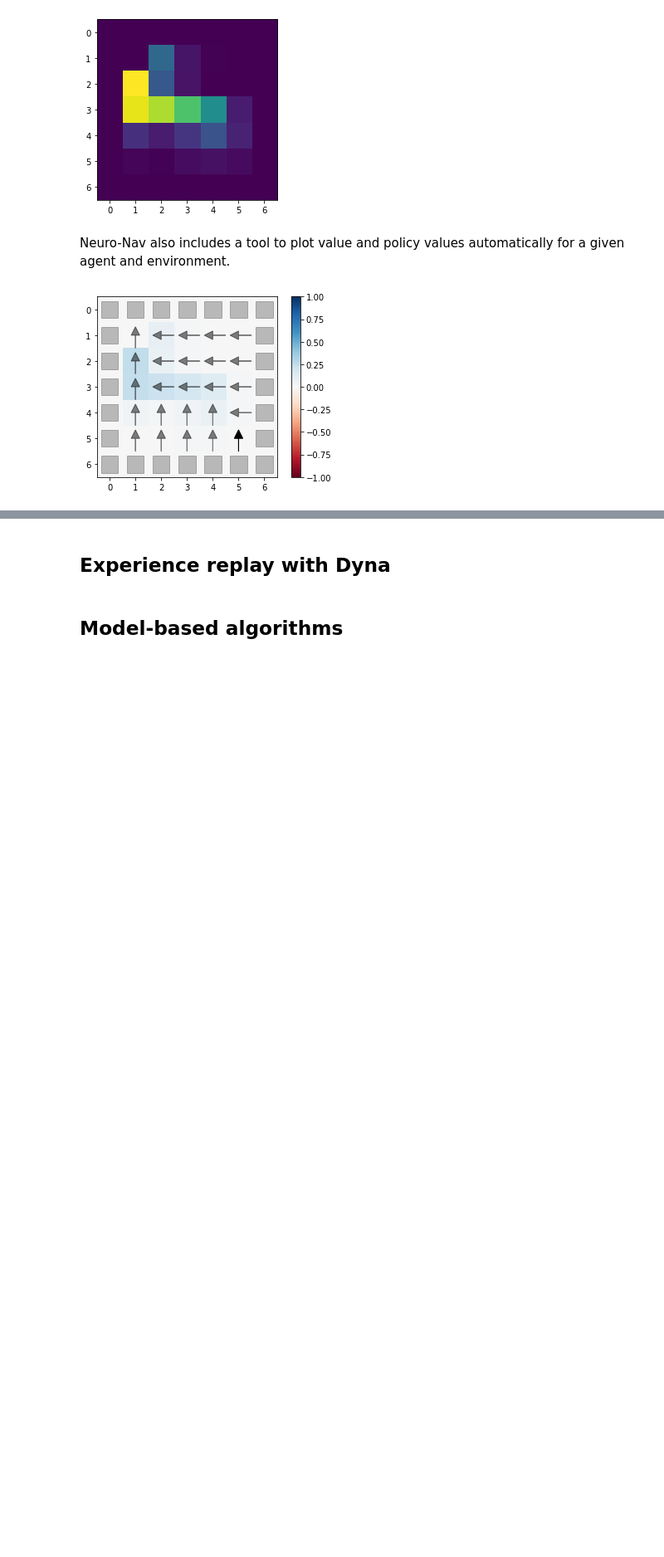
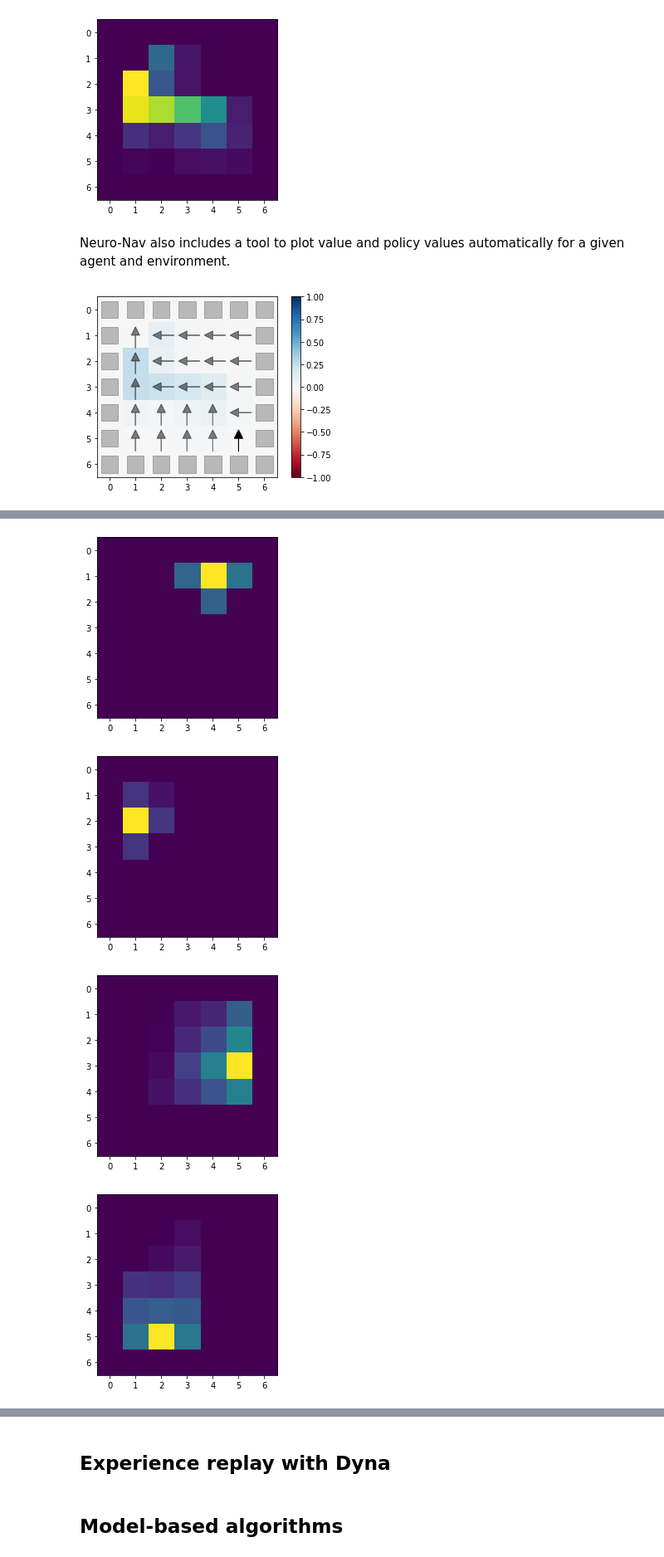
Before and after one commit to awjuliani/neuro-nav, a Jupyter notebook: notebooks/ccn_tutorial.ipynb, the cells around one changed output, grey strips where cells are left out. Shown at 83% size. Drawn from its saved outputs; the diff is of its cells as text; code cells hidden in the pictures; blank space fills up the shorter version.

```diff
--- a/notebooks/ccn_tutorial.ipynb
+++ b/notebooks/ccn_tutorial.ipynb
@@ -217,0 +244,11 @@ plot_values_and_policy(agent, env, env.agent_start_pos)
+# %%
+units = [11, 15, 26, 37]
+
+for unit in units:
+    plt.imshow(np.sqrt(agent.M.mean(0)[unit].reshape(env.grid_size, env.grid_size)))
+    plt.show()
+# %% [output]
+[figure, added]
+[figure, added]
+[figure, added]
+[figure, added]
```
Also changed, not shown: parts of 9 cells of this notebook, 1 other file.
